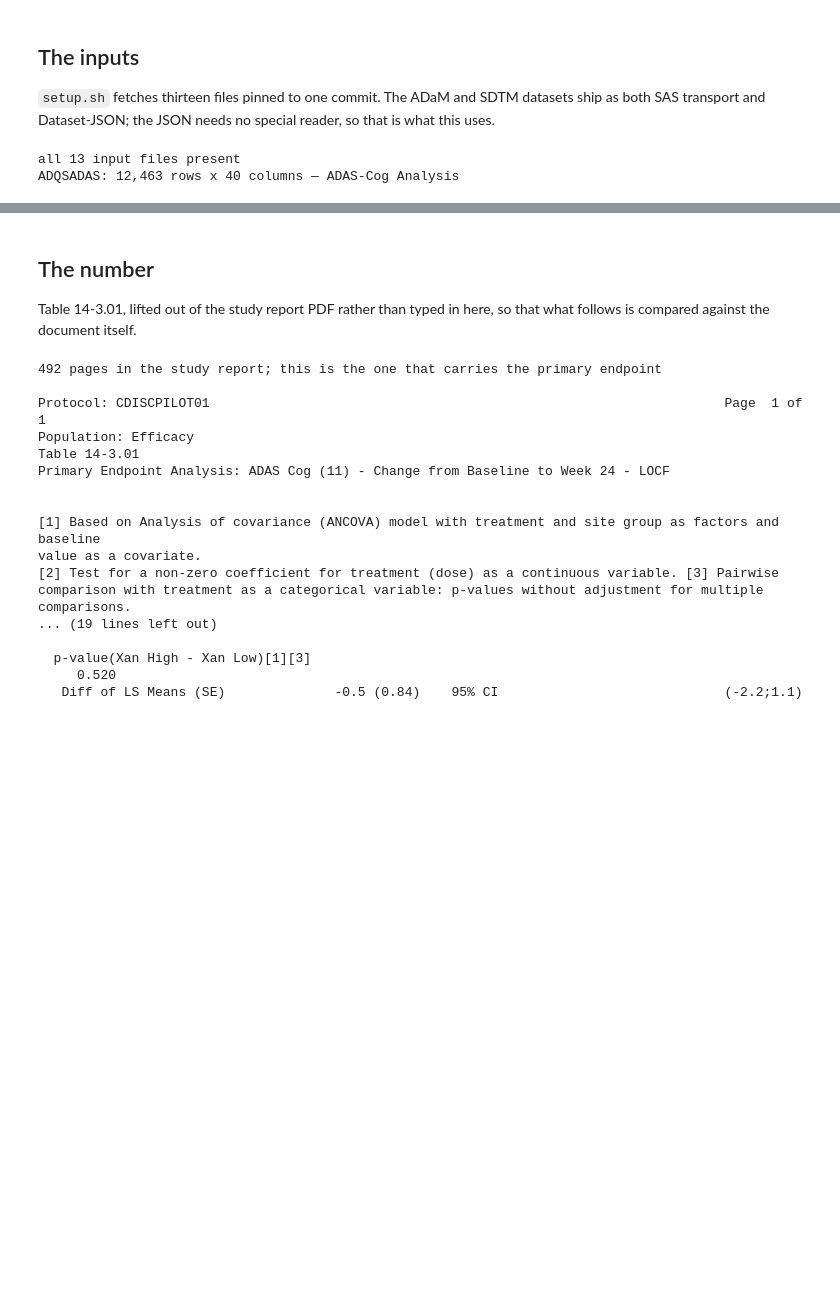
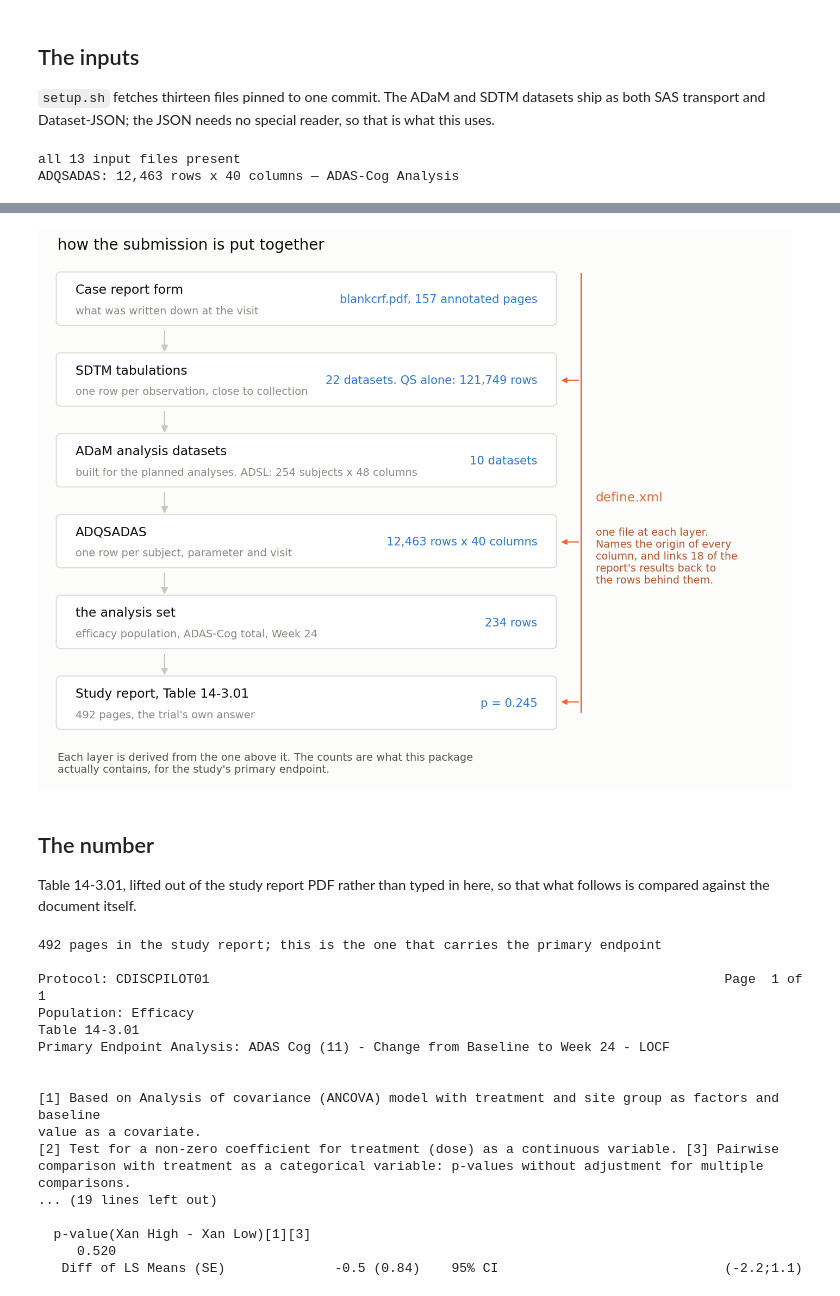
Before and after one commit to lecaibio/clinical-data-field-notes, a Jupyter notebook: 03-adam-traceability/notebook.ipynb, the cells around one changed output, grey strips where cells are left out. Cells and saved outputs as stored; diff of their text form; code cells hidden in the pictures; blank space fills up the shorter version.

```diff
--- a/03-adam-traceability/notebook.ipynb
+++ b/03-adam-traceability/notebook.ipynb
@@ -101,3 +109,64 @@ ADQSADAS: 12,463 rows x 40 columns — ADAS-Cog Analysis
+# %%
+# Presentation only. How the package is laid out, and how many rows survive each step
+# from the case report form to the number the report prints.
+LAYERS = [
+    ("Case report form",        "blankcrf.pdf, 157 annotated pages",
+     "what was written down at the visit"),
+    ("SDTM tabulations",        "22 datasets. QS alone: 121,749 rows",
+     "one row per observation, close to collection"),
+    ("ADaM analysis datasets",  "10 datasets",
+     "built for the planned analyses. ADSL: 254 subjects x 48 columns"),
+    ("ADQSADAS",                "12,463 rows x 40 columns",
+     "one row per subject, parameter and visit"),
+    ("the analysis set",        "234 rows",
+     "efficacy population, ADAS-Cog total, Week 24"),
+    ("Study report, Table 14-3.01", "p = 0.245",
+     "492 pages, the trial's own answer"),
+]
+
+n = len(LAYERS)
+fig, ax = plt.subplots(figsize=(8.8, 6.6))
+ax.set_xlim(0, 10); ax.set_ylim(-0.55, n + 0.15); ax.axis("off")
+BOX_L, BOX_R = 0.15, 6.9
+
+for i, (head, count, note) in enumerate(LAYERS):
+    y = n - 1 - i
+    ax.add_patch(FancyBboxPatch(
+        (BOX_L, y + 0.10), BOX_R - BOX_L, 0.62,
+        boxstyle="round,pad=0.02,rounding_size=0.06",
+        linewidth=0.9, edgecolor="#dedcd6", facecolor="#ffffff"))
+    ax.text(BOX_L + 0.24, y + 0.52, head, fontsize=10.5, color=INK, va="center")
+    ax.text(BOX_L + 0.24, y + 0.26, note, fontsize=8.8, color=MUTED, va="center")
+    ax.text(BOX_R - 0.24, y + 0.40, count, fontsize=9.5, color=BLUE,
+            va="center", ha="right")
+    if i < n - 1:
+        ax.annotate("", xy=(1.6, y - 0.28), xytext=(1.6, y + 0.04),
+                    arrowprops=dict(arrowstyle="-|>", color="#c9c7c0",
+                                    linewidth=1.1, mutation_scale=11))
+
+# define.xml runs alongside the whole stack rather than sitting inside it
+ax.plot([7.25, 7.25], [0.30, n - 0.28], color=ORANGE, linewidth=1.3)
+for y in (n - 1.6, n - 3.6, 0.42):
+    ax.annotate("", xy=(6.95, y), xytext=(7.25, y),
+                arrowprops=dict(arrowstyle="-|>", color=ORANGE,
+                                linewidth=1.0, mutation_scale=9))
+ax.text(7.45, (n - 0.4) / 2 + 0.15, "define.xml", fontsize=10.5, color=ORANGE,
+        va="center", rotation=0)
+ax.text(7.45, (n - 0.4) / 2 - 0.22,
+        "one file at each layer.\nNames the origin of every\ncolumn, and links 18 of the\n"
+        "report's results back to\nthe rows behind them.",
+        fontsize=8.6, color="#b8532a", va="top")
+
+ax.text(BOX_L, n - 0.02, "how the submission is put together",
+        fontsize=12.5, color=INK, va="bottom")
+ax.text(BOX_L, -0.34,
+        "Each layer is derived from the one above it. The counts are what this package\n"
+        "actually contains, for the study's primary endpoint.",
+        fontsize=8.8, color=INK2, va="center")
+fig.tight_layout()
+fig.savefig(FIG / "00-how-it-connects.png", bbox_inches="tight")
+# %% [output]
+[figure, added]
 # %% [markdown]
 ## The number
 
```
Also changed, not shown: parts of 16 cells of this notebook, 3 other files.
